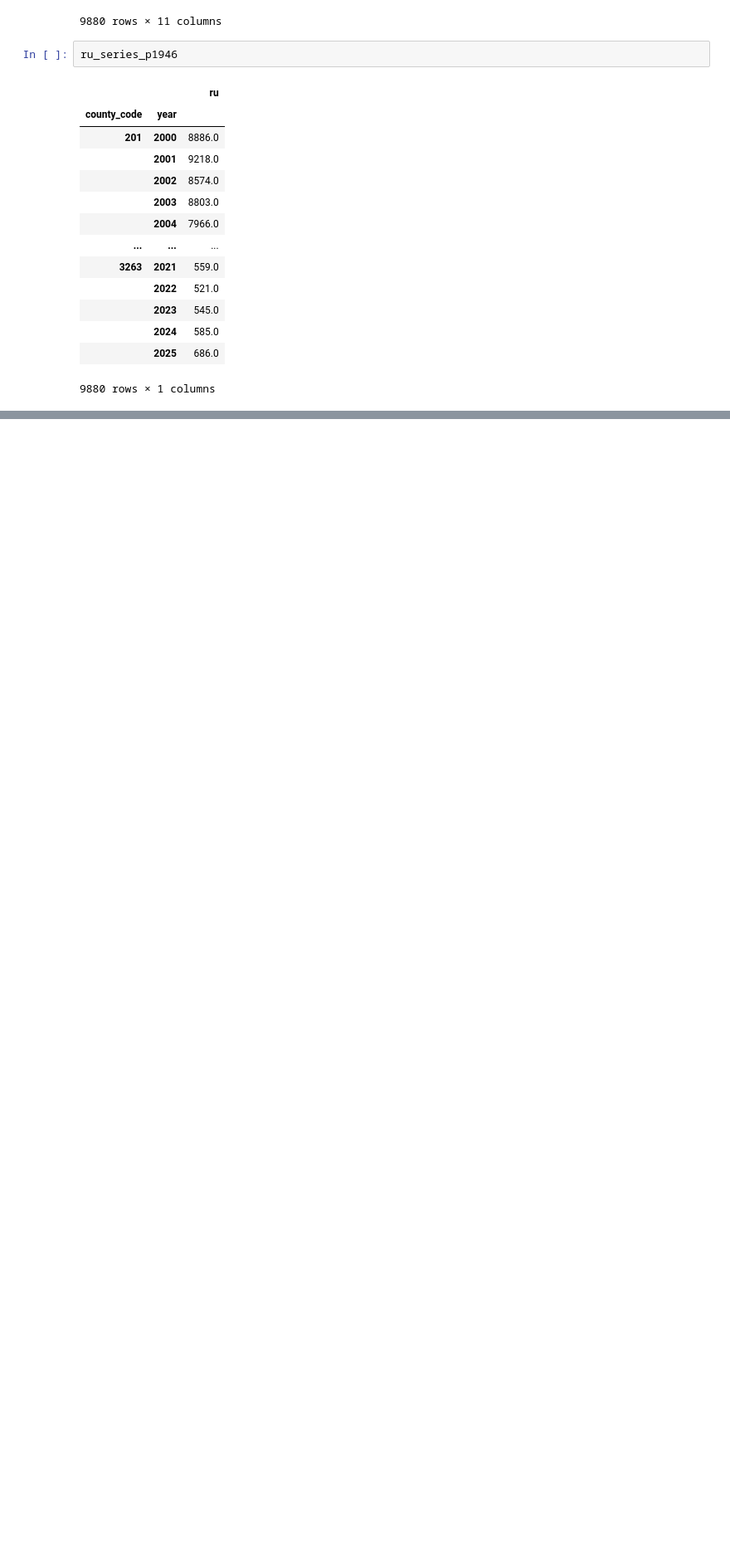
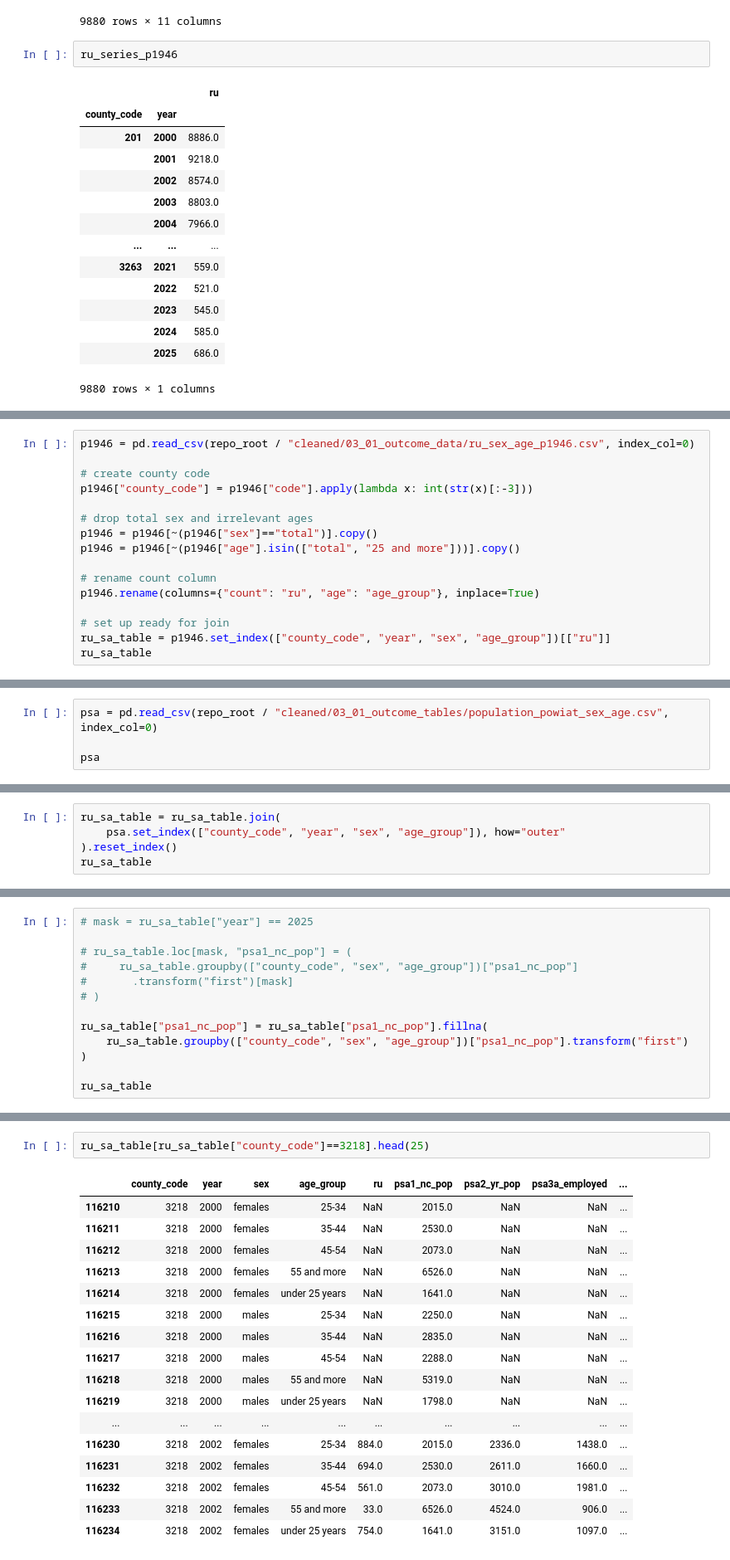
Before and after one commit to harrisonluff/Group_Project_Y3, a Jupyter notebook: notebooks/analysis/03_01_unemployment_measure.ipynb, the cells around one changed output, grey strips where cells are left out. Shown at 83% size. Cells and saved outputs as stored; diff of their text form; blank space fills up the shorter version.

Commit message:
Implemented initial unemployment sex age table

```diff
--- a/notebooks/analysis/03_01_unemployment_measure.ipynb
+++ b/notebooks/analysis/03_01_unemployment_measure.ipynb
@@ -136,0 +139,16 @@ ru_series_p1946
+# %%
+p1946 = pd.read_csv(repo_root / "cleaned/03_01_outcome_data/ru_sex_age_p1946.csv", index_col=0)
+
+# create county code
+p1946["county_code"] = p1946["code"].apply(lambda x: int(str(x)[:-3]))
+
+# drop total sex and irrelevant ages
+p1946 = p1946[~(p1946["sex"]=="total")].copy()
+p1946 = p1946[~(p1946["age"].isin(["total", "25 and more"]))].copy()
+
+# rename count column
+p1946.rename(columns={"count": "ru", "age": "age_group"}, inplace=True)
+
+# set up ready for join
+ru_sa_table = p1946.set_index(["county_code", "year", "sex", "age_group"])[["ru"]]
+ru_sa_table
@@ -136,0 +170,4 @@ ru_series_p1946
+# %%
+psa = pd.read_csv(repo_root / "cleaned/03_01_outcome_tables/population_powiat_sex_age.csv", index_col=0)
+
+psa
@@ -136,0 +188,5 @@ ru_series_p1946
+# %%
+ru_sa_table = ru_sa_table.join(
+    psa.set_index(["county_code", "year", "sex", "age_group"]), how="outer"
+).reset_index()
+ru_sa_table
@@ -136,0 +230,13 @@ ru_series_p1946
+# %%
+# mask = ru_sa_table["year"] == 2025
+
+# ru_sa_table.loc[mask, "psa1_nc_pop"] = (
+#     ru_sa_table.groupby(["county_code", "sex", "age_group"])["psa1_nc_pop"]
+#       .transform("first")[mask]
+# )
+
+ru_sa_table["psa1_nc_pop"] = ru_sa_table["psa1_nc_pop"].fillna(
+    ru_sa_table.groupby(["county_code", "sex", "age_group"])["psa1_nc_pop"].transform("first")
+)
+
+ru_sa_table
@@ -136,0 +303,20 @@ ru_series_p1946
+# %%
+ru_sa_table[ru_sa_table["county_code"]==3218].head(25)
+# %% [output]
+|  | county_code | year | sex | age_group | ru | psa1_nc_pop | psa2_yr_pop | psa3a_employed | ... |
+| 116210 | 3218 | 2000 | females | 25-34 | NaN | 2015.0 | NaN | NaN | ... |
+| 116211 | 3218 | 2000 | females | 35-44 | NaN | 2530.0 | NaN | NaN | ... |
+| 116212 | 3218 | 2000 | females | 45-54 | NaN | 2073.0 | NaN | NaN | ... |
+| 116213 | 3218 | 2000 | females | 55 and more | NaN | 6526.0 | NaN | NaN | ... |
+| 116214 | 3218 | 2000 | females | under 25 years | NaN | 1641.0 | NaN | NaN | ... |
+| 116215 | 3218 | 2000 | males | 25-34 | NaN | 2250.0 | NaN | NaN | ... |
+| 116216 | 3218 | 2000 | males | 35-44 | NaN | 2835.0 | NaN | NaN | ... |
+| 116217 | 3218 | 2000 | males | 45-54 | NaN | 2288.0 | NaN | NaN | ... |
+| 116218 | 3218 | 2000 | males | 55 and more | NaN | 5319.0 | NaN | NaN | ... |
+| 116219 | 3218 | 2000 | males | under 25 years | NaN | 1798.0 | NaN | NaN | ... |
+| ... | ... | ... | ... | ... | ... | ... | ... | ... | ... |
+| 116230 | 3218 | 2002 | females | 25-34 | 884.0 | 2015.0 | 2336.0 | 1438.0 | ... |
+| 116231 | 3218 | 2002 | females | 35-44 | 694.0 | 2530.0 | 2611.0 | 1660.0 | ... |
+| 116232 | 3218 | 2002 | females | 45-54 | 561.0 | 2073.0 | 3010.0 | 1981.0 | ... |
+| 116233 | 3218 | 2002 | females | 55 and more | 33.0 | 6526.0 | 4524.0 | 906.0 | ... |
+| 116234 | 3218 | 2002 | females | under 25 years | 754.0 | 1641.0 | 3151.0 | 1097.0 | ... |
```
Also changed, not shown: parts of 12 cells of this notebook, 1 other file.
